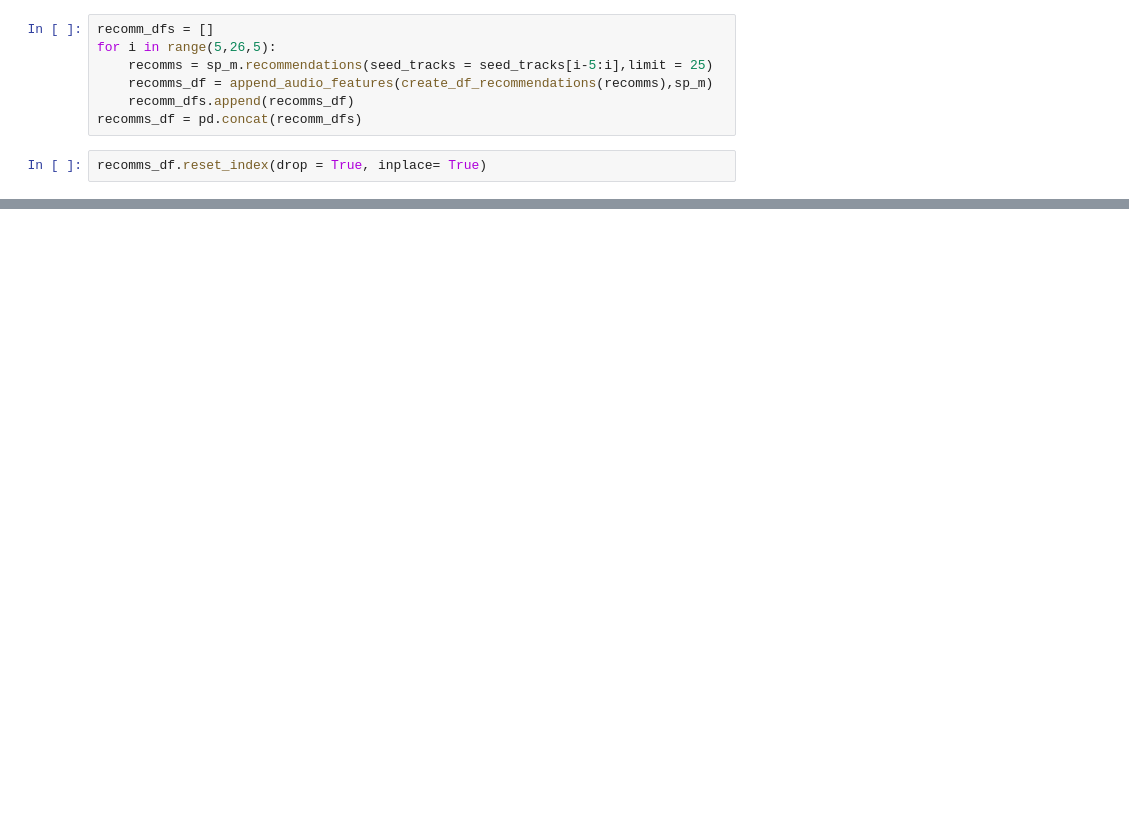
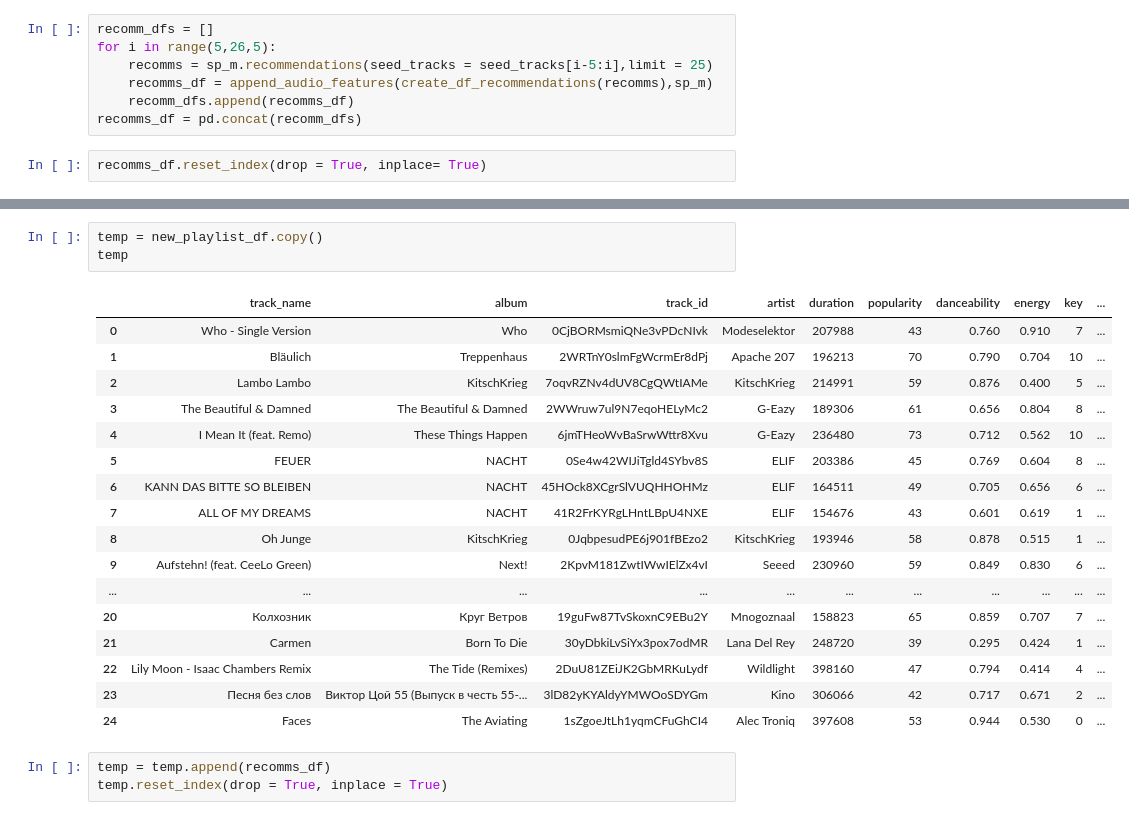
Before and after one commit to MerlinSchaefer/spotify_app, a Jupyter notebook: Combined recommendations.ipynb, the cells around one changed output, grey strips where cells are left out. Cells and saved outputs as stored; diff of their text form; blank space fills up the shorter version.

```diff
--- a/Combined recommendations.ipynb
+++ b/Combined recommendations.ipynb
@@ -493 +489,25 @@ recomms_df
 125 rows × 17 columns
+# %%
+temp = new_playlist_df.copy()
+temp
+# %% [output]
+|  | track_name | album | track_id | artist | duration | popularity | danceability | energy | key | ... |
+| 0 | Who - Single Version | Who | 0CjBORMsmiQNe3vPDcNIvk | Modeselektor | 207988 | 43 | 0.760 | 0.910 | 7 | ... |
+| 1 | Bläulich | Treppenhaus | 2WRTnY0slmFgWcrmEr8dPj | Apache 207 | 196213 | 70 | 0.790 | 0.704 | 10 | ... |
+| 2 | Lambo Lambo | KitschKrieg | 7oqvRZNv4dUV8CgQWtIAMe | KitschKrieg | 214991 | 59 | 0.876 | 0.400 | 5 | ... |
+| 3 | The Beautiful & Damned | The Beautiful & Damned | 2WWruw7ul9N7eqoHELyMc2 | G-Eazy | 189306 | 61 | 0.656 | 0.804 | 8 | ... |
+| 4 | I Mean It (feat. Remo) | These Things Happen | 6jmTHeoWvBaSrwWttr8Xvu | G-Eazy | 236480 | 73 | 0.712 | 0.562 | 10 | ... |
+| 5 | FEUER | NACHT | 0Se4w42WIJiTgld4SYbv8S | ELIF | 203386 | 45 | 0.769 | 0.604 | 8 | ... |
+| 6 | KANN DAS BITTE SO BLEIBEN | NACHT | 45HOck8XCgrSlVUQHHOHMz | ELIF | 164511 | 49 | 0.705 | 0.656 | 6 | ... |
+| 7 | ALL OF MY DREAMS | NACHT | 41R2FrKYRgLHntLBpU4NXE | ELIF | 154676 | 43 | 0.601 | 0.619 | 1 | ... |
+| 8 | Oh Junge | KitschKrieg | 0JqbpesudPE6j901fBEzo2 | KitschKrieg | 193946 | 58 | 0.878 | 0.515 | 1 | ... |
+| 9 | Aufstehn! (feat. CeeLo Green) | Next! | 2KpvM181ZwtIWwIElZx4vI | Seeed | 230960 | 59 | 0.849 | 0.830 | 6 | ... |
+| ... | ... | ... | ... | ... | ... | ... | ... | ... | ... | ... |
+| 20 | Колхозник | Круг Ветров | 19guFw87TvSkoxnC9EBu2Y | Mnogoznaal | 158823 | 65 | 0.859 | 0.707 | 7 | ... |
+| 21 | Carmen | Born To Die | 30yDbkiLvSiYx3pox7odMR | Lana Del Rey | 248720 | 39 | 0.295 | 0.424 | 1 | ... |
+| 22 | Lily Moon - Isaac Chambers Remix | The Tide (Remixes) | 2DuU81ZEiJK2GbMRKuLydf | Wildlight | 398160 | 47 | 0.794 | 0.414 | 4 | ... |
+| 23 | Песня без слов | Виктор Цой 55 (Выпуск в честь 55-... | 3lD82yKYAldyYMWOoSDYGm | Kino | 306066 | 42 | 0.717 | 0.671 | 2 | ... |
+| 24 | Faces | The Aviating | 1sZgoeJtLh1yqmCFuGhCI4 | Alec Troniq | 397608 | 53 | 0.944 | 0.530 | 0 | ... |
+# %%
+temp = temp.append(recomms_df)
+temp.reset_index(drop = True, inplace = True)
```
Also changed, not shown: parts of 38 cells of this notebook, 3 other files.
